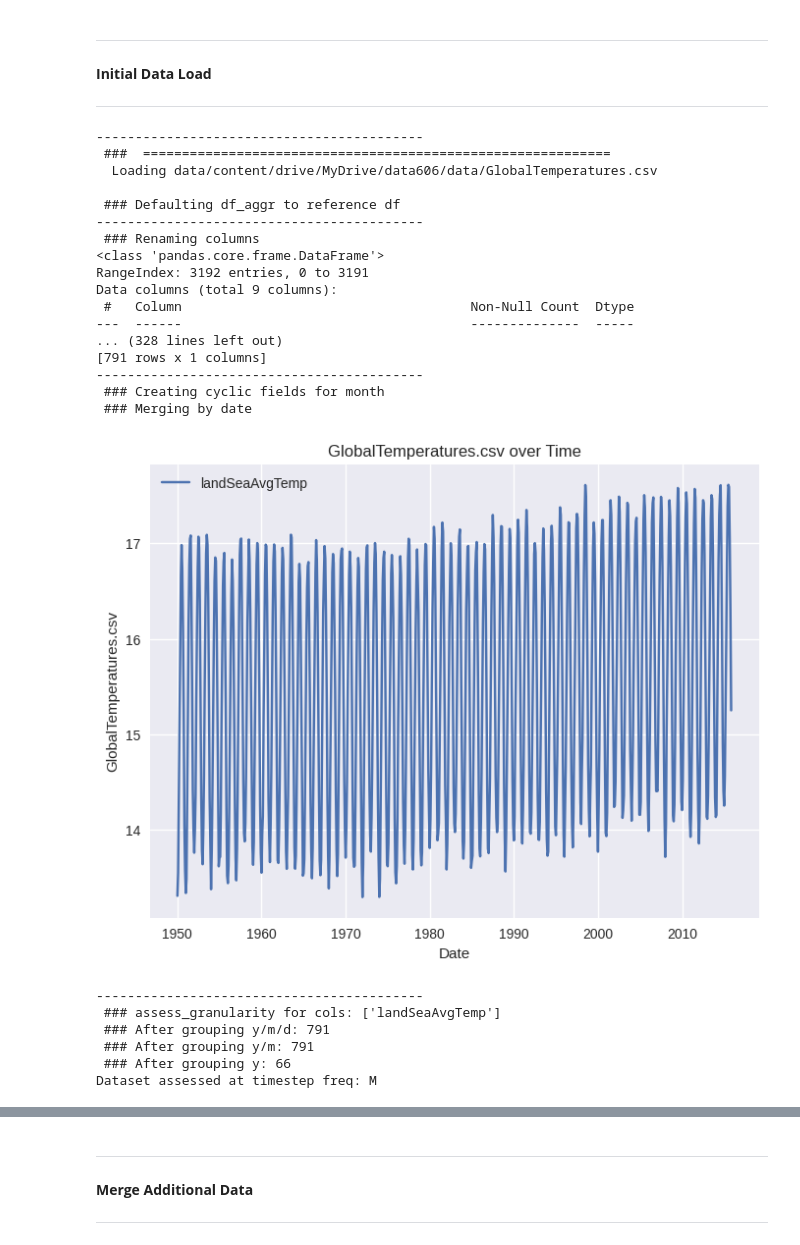
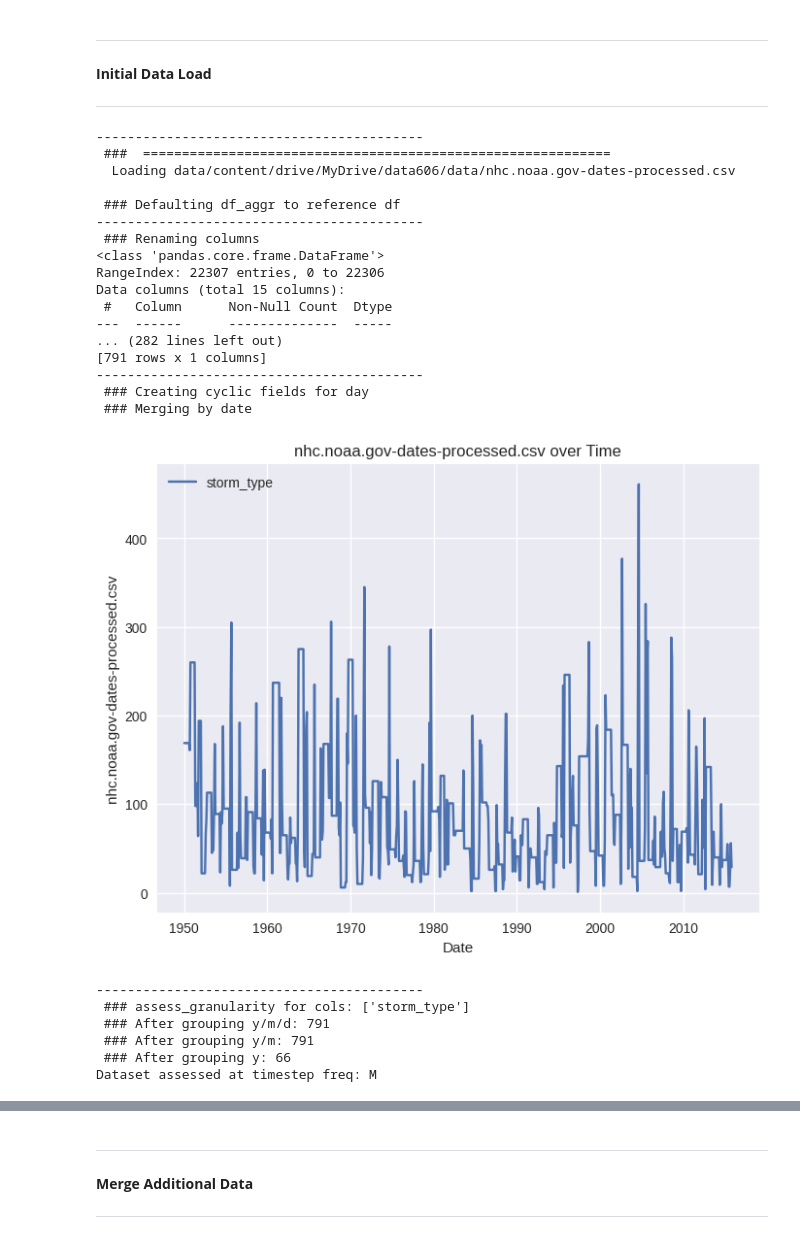
Before and after one commit to kentbutler/climate-data-model, a Jupyter notebook: src/TeamH_Project_Main.ipynb, the cells around one changed output, grey strips where cells are left out. Saved outputs shown, nothing was run; the diff lists cells and outputs as text; code cells hidden in the pictures.

```diff
--- a/src/TeamH_Project_Main.ipynb
+++ b/src/TeamH_Project_Main.ipynb
@@ -88,8 +92,10 @@ NUM_EPOCHS = 300
 **Configure Predictions**
 # %%
 # Label to predict
-TARGET_LABEL = 'landSeaAvgTemp'
-TARGET_LABELS = ['landSeaAvgTemp']
+TARGET_LABEL = 'storm_type'
+TARGET_LABELS = ['storm_type']
+#TARGET_LABEL = 'landSeaAvgTemp'
+#TARGET_LABELS = ['landSeaAvgTemp']
 
 # Base dataset
 TEMP_DATA = {'filename':'GlobalTemperatures.csv',
@@ -106,11 +112,11 @@ CO2_DATA = {'filename':"atmospheric-co2.csv",
             'date_map':{'Year':'year','Month':'month'}}
 
 SEAICE_DATA = {'filename':"seaice.csv",
-               'feature_map':{'     Extent':'ice_extent','    Missing':'ice_missing'},
+               'feature_map':{'     Extent':'ice_extent'},
                'date_map':{' Month':'month','Year':'year',' Day':'day'}}
 
 WEATHER_DATA = {'filename':"finalDatasetWithRain.csv",
-                'feature_map':{'air_x':'air_x','air_y':'air_y','uwnd':'uwnd'},
+                'feature_map':{'air_x':'air_x','uwnd_y':'uwind','pres_x.1':'press','vwnd_y':'vwind','rain':'rain'},
                 'date_col':'time'}
 
 VOLCANO_DATA = {'filename':'eruptions-conditioned.csv',
@@ -129,12 +135,23 @@ POLICY_DATA = {'filename':'GlobalEnvPolicies.csv',
                'feature_map':{'EventRating':'policy_rate'},
                'date_col':'date'}
 
+HURRICANE_DATA = {'filename':'nhc.noaa.gov-dates-processed.csv',
+                  'feature_map':{'type_code':'storm_type'},
+                  #'feature_map':{'lat_deg':'lat', 'long_deg':'long', 'type_code':'storm_type'},
+                  'date_col':'dateobj'}
+
+CARIBE_TEMP_DATA = {'filename':'GlobalLandTemperaturesByCity-caribe.csv',
+                     'feature_map':{'LandAndOceanAverageTemperature':'landSeaAvgTemp'},
+                   'date_col':'dt'}
+
 #GHG_DATA = {'filename':'greenhouse_gas_inventory_data.csv',
 #            'feature_map':{''},
 #            'date_map':{'Year':'year'}}
+
+
 #ALL_DATASETS = []
 #ALL_DATASETS = [SUNSPOT_DATA]
-ALL_DATASETS = [FOREST_DATA]
+ALL_DATASETS = [WEATHER_DATA]
 #ALL_DATASETS = [CO2_DATA, SEAICE_DATA]
 #ALL_DATASETS = [CO2_DATA, SEAICE_DATA, WEATHER_DATA]
 #ALL_DATASETS = [CO2_DATA, SEAICE_DATA, VOLCANO_DATA]
@@ -145,6 +162,7 @@ ALL_DATASETS = [FOREST_DATA]
 #ALL_DATASETS = [VOLCANO_DATA, FOREST_DATA, SUNSPOT_DATA, CO2_DATA]
 #ALL_DATASETS = [VOLCANO_DATA, FOREST_DATA, SUNSPOT_DATA, CO2_DATA, SEAICE_DATA]
 #ALL_DATASETS = [CO2_DATA, SEAICE_DATA, VOLCANO_DATA, FOREST_DATA, SUNSPOT_DATA]
+#ALL_DATASETS = [WEATHER_DATA,CO2_DATA, SEAICE_DATA, VOLCANO_DATA, FOREST_DATA, SUNSPOT_DATA]
 
 #ALL_DATASETS = [POLICY_DATA,CO2_DATA]
 # %%
@@ -206,37 +224,40 @@ plt.style.use('seaborn')
 # %%
 # Declare a merger compatible with our source data and our target dataset we want to merge into
 merger = Dataset_Merger(data_path=DATA_ROOT, start_date=START_DATE, end_date=END_DATE, debug=True)
+# %%
+initial_dataset = HURRICANE_DATA  #TEMP_DATA
 # %%
 # Start by merging initial dataset
-df_merge = merger.merge_dataset(TEMP_DATA['filename'],
-                                TEMP_DATA['feature_map'],
-                                 date_col=TEMP_DATA['date_col'],
-                                 add_cyclic=True)
+df_merge = merger.merge_dataset(initial_dataset['filename'],
+                                initial_dataset['feature_map'],
+                                 date_col=initial_dataset['date_col'],
+                                 add_cyclic=True,
+                                 scaling_aggr='sum')
 
 # And store an indication of what our step scale is
-cols = list(TEMP_DATA['feature_map'].values())
+cols = list(initial_dataset['feature_map'].values())
 STEP_FREQ = merger.assess_granularity(df_merge, cols)
 # %% [output]
 ------------------------------------------
  ###  ============================================================
-  Loading data/content/drive/MyDrive/data606/data/GlobalTemperatures.csv
+  Loading data/content/drive/MyDrive/data606/data/nhc.noaa.gov-dates-processed.csv
 
  ### Defaulting df_aggr to reference df
 ------------------------------------------
  ### Renaming columns
 <class 'pandas.core.frame.DataFrame'>
-RangeIndex: 3192 entries, 0 to 3191
-Data columns (total 9 columns):
- #   Column                                     Non-Null Count  Dtype
----  ------                                     --------------  -----
-... (328 lines left out)
+RangeIndex: 22307 entries, 0 to 22306
+Data columns (total 15 columns):
+ #   Column      Non-Null Count  Dtype
+---  ------      --------------  -----
+... (282 lines left out)
 [791 rows x 1 columns]
 ------------------------------------------
- ### Creating cyclic fields for month
+ ### Creating cyclic fields for day
  ### Merging by date
-[figure, old version]
+[figure, new version]
 ------------------------------------------
- ### assess_granularity for cols: ['landSeaAvgTemp']
+ ### assess_granularity for cols: ['storm_type']
  ### After grouping y/m/d: 791
  ### After grouping y/m: 791
  ### After grouping y: 66
```
Also changed, not shown: parts of 37 cells of this notebook, 20 other files.
